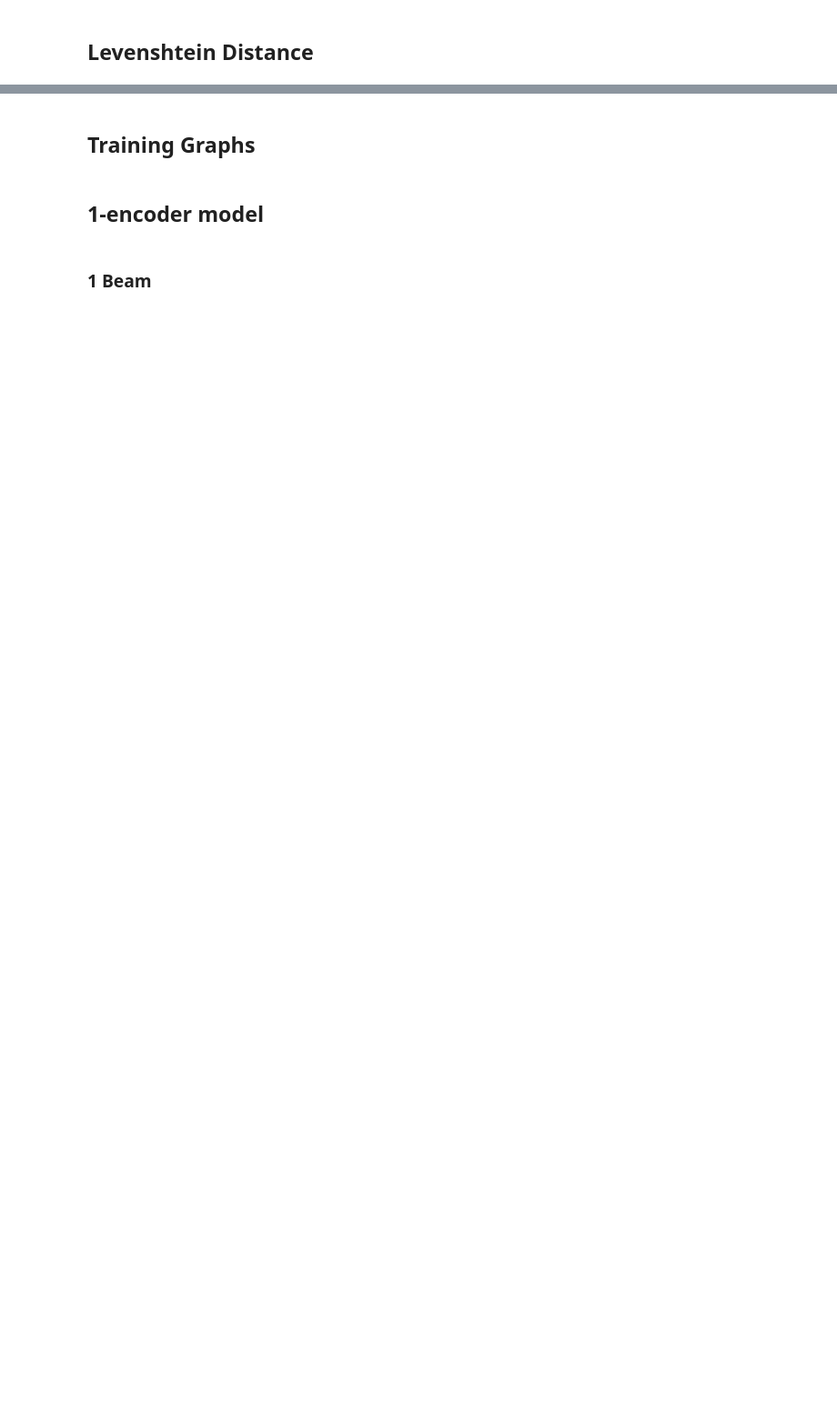
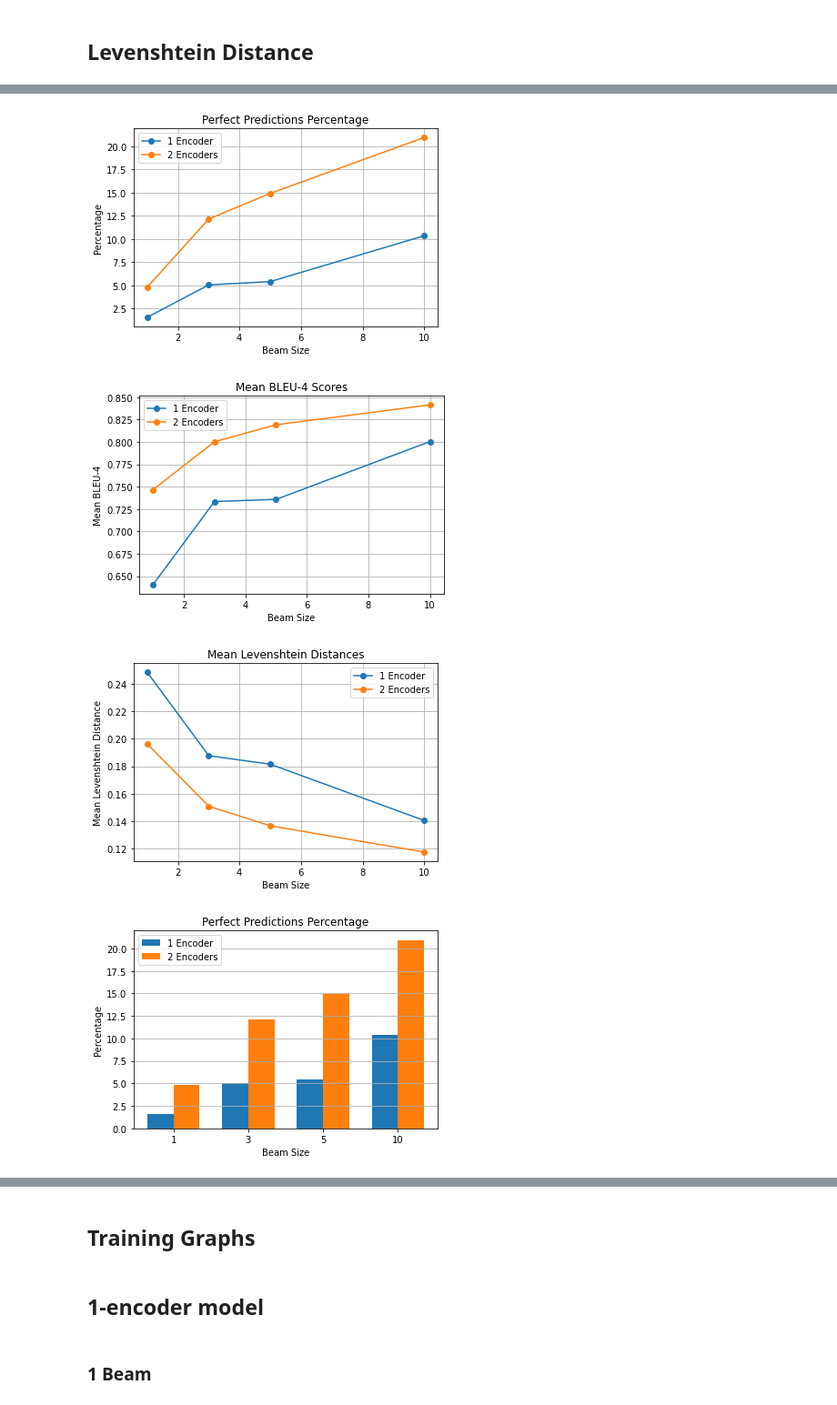
Before and after one commit to melihcatal/EmpiricalCodeReviewAnalysis, a Jupyter notebook: model_training/comparison.ipynb, the cells around one changed output, grey strips where cells are left out. Shown at 91% size. Saved outputs shown, nothing was run; the diff lists cells and outputs as text; code cells hidden in the pictures; blank space fills up the shorter version.

Commit message:
add 3 and 5 beam comparison and also compare the results with the paper + update docs

```diff
--- a/model_training/comparison.ipynb
+++ b/model_training/comparison.ipynb
@@ -364,0 +397,19 @@ print("1 encoder 10 beam: Mean Levenshtein distance:", mean_1_encoder_10_beam, "
+# %%
+def plot_line(x, y, title, xlabel, ylabel, labels=None, marker='o-', grid=True):
+    fig, ax = plt.subplots()
+
+    for i, yi in enumerate(y):
+        if labels:
+            ax.plot(x, yi, marker, label=labels[i])
+        else:
+            ax.plot(x, yi, marker)
+
+    ax.set_title(title)
+    ax.set_xlabel(xlabel)
+    ax.set_ylabel(ylabel)
+    ax.grid(grid)
+
+    if labels:
+        ax.legend()
+
+    plt.show()
@@ -364,0 +438,44 @@ print("1 encoder 10 beam: Mean Levenshtein distance:", mean_1_encoder_10_beam, "
+# %%
+beam_sizes = [1, 3, 5, 10]
+
+# Perfect Predictions
+perfect_predictions = [
+    [13, 42, 45, 86],
+    [40, 101, 124, 174]
+]
+
+# Perfect Predictions Percentage
+perfect_predictions_percentage = [
+    [1.5643802647412757, 5.054151624548736, 5.415162454873646, 10.348977135980746],
+    [4.813477737665464, 12.154031287605296, 14.921780986762936, 20.938628158844764]
+]
+
+# Mean BLEU-4 Scores
+mean_bleu4 = [
+    [0.6405, 0.7334, 0.7358, 0.8004],
+    [0.7466, 0.8003, 0.8192, 0.8414]
+]
+
+
+# Mean Levenshtein Distances
+mean_lev_dist = [
+    [0.2485, 0.1877, 0.1815, 0.1405],
+    [0.1963, 0.1509, 0.1366, 0.1175]
+]
+
+labels = ['1 Encoder', '2 Encoders']
+
+#plot_line(beam_sizes, perfect_predictions, 'Perfect Predictions', 'Beam Size', 'Count', labels)
+plot_line(beam_sizes, perfect_predictions_percentage, 'Perfect Predictions Percentage', 'Beam Size', 'Percentage', labels)
+plot_line(beam_sizes, mean_bleu4, 'Mean BLEU-4 Scores', 'Beam Size', 'Mean BLEU-4', labels)
+plot_line(beam_sizes, mean_lev_dist, 'Mean Levenshtein Distances', 'Beam Size', 'Mean Levenshtein Distance', labels)
+
+#plot_bar(beam_sizes, perfect_predictions, 'Perfect Predictions', 'Beam Size', 'Count', labels)
+plot_bar(beam_sizes, perfect_predictions_percentage, 'Perfect Predictions Percentage', 'Beam Size', 'Percentage', labels)
+plot_bar(beam_sizes, mean_bleu4, 'Mean BLEU-4 Scores', 'Beam Size', 'Mean BLEU-4', labels)
+plot_bar(beam_sizes, mean_lev_dist, 'Mean Levenshtein Distances', 'Beam Size', 'Mean Levenshtein Distance', labels)
+# %% [output]
+[figure, added]
+[figure, added]
+[figure, added]
+[figure, added]
```
Also changed, not shown: parts of 22 cells of this notebook, 1 other file.
